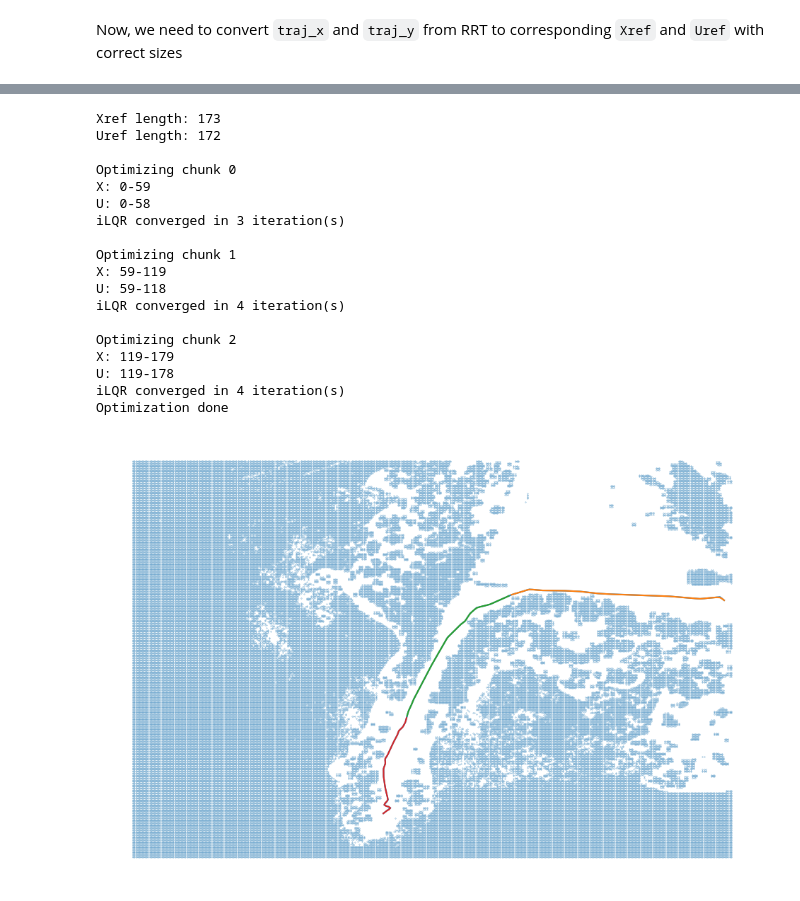
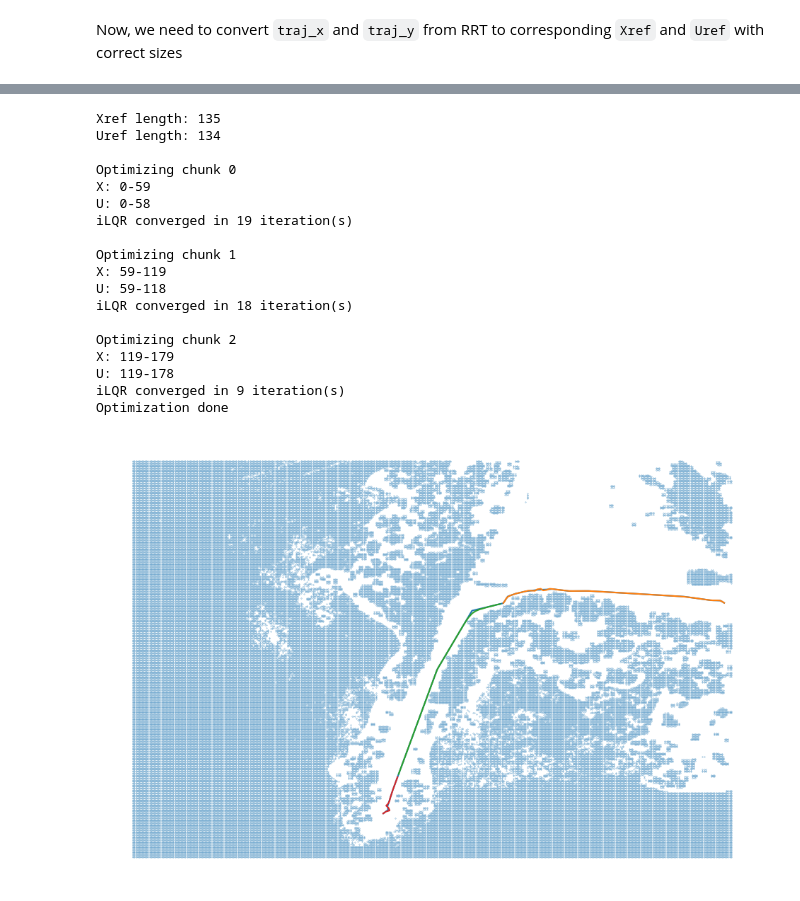
Before and after one commit to Antoine-Bergerault/OCRL-Project, a Jupyter notebook: main.ipynb, the cells around one changed output, grey strips where cells are left out. Cells and saved outputs as stored; diff of their text form; code cells hidden in the pictures.

```diff
--- a/main.ipynb
+++ b/main.ipynb
@@ -233,8 +231,8 @@ plt.axis('off')
 dt = model.dt
 
 # tracking cost function
-Q = np.diag([4, 4, 0.5, 0.1])
-R = np.diag([0.1, 0.2])
+Q = np.diag([4, 4, 0.1, 0.1])
+R = np.diag([2, 0.2])
 Qf = 10*Q
 
 arrX = []
@@ -284,39 +282,39 @@ while (i*chunk) < len(Xref):
 
     # solve with iLQR
     Xi, Ui, Ki = qr.iLQR(x0, U, bicycle_model.discrete_dynamics, bicycle_model.discrete_dynamics_grad, qrParams)
 
     if i > 0:
         Xi = Xi[1:] # remove first element to avoid duplicates
 
     arrX.append(Xi)
     arrU.append(Ui)
     arrK.append(Ki)
 
     plt.plot(Xi[:, 0], Xi[:, 1])
 
     i += 1
 
 print("Optimization done")
 # %% [output]
-Xref length: 173
-Uref length: 172
+Xref length: 135
+Uref length: 134
 
 Optimizing chunk 0
 X: 0-59
 U: 0-58
-iLQR converged in 3 iteration(s)
+iLQR converged in 19 iteration(s)
 
 Optimizing chunk 1
 X: 59-119
 U: 59-118
-iLQR converged in 4 iteration(s)
+iLQR converged in 18 iteration(s)
 
 Optimizing chunk 2
 X: 119-179
 U: 119-178
-iLQR converged in 4 iteration(s)
+iLQR converged in 9 iteration(s)
 Optimization done
-[figure, old version]
+[figure, new version]
 # %%
 X = np.array([ptx for subarr in arrX for ptx in subarr])
 U = np.array([ptu for subarr in arrU for ptu in subarr])
```
Also changed, not shown: parts of 19 cells of this notebook.
